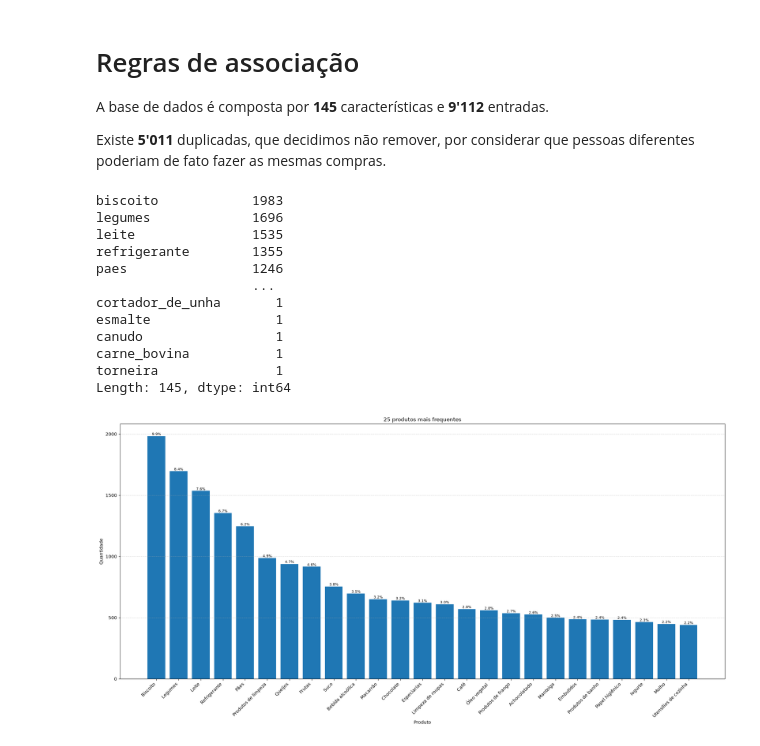
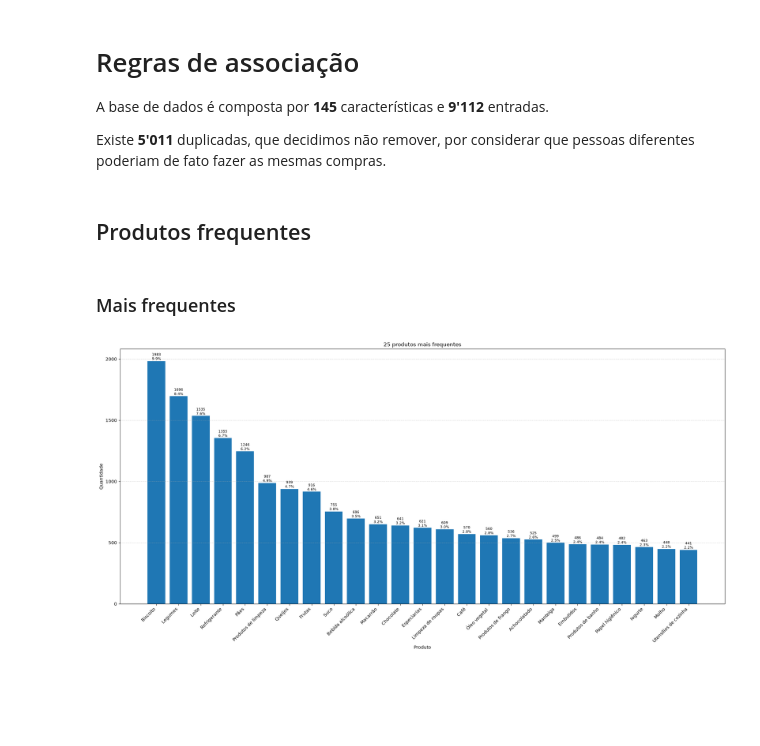
Before and after one commit to gabdumal/data_mining, a Jupyter notebook: assignment_4/main.ipynb, the cells around one changed output. Cells and saved outputs as stored; diff of their text form; code cells hidden in the pictures; blank space fills up the shorter version.

```diff
--- a/assignment_4/main.ipynb
+++ b/assignment_4/main.ipynb
@@ -10,30 +10,23 @@ import import_ipynb  # noqa: F401
 from columns import columns_names
 from data import df
 from plotting import plot_bar_graph
+# %% [markdown]
+## Produtos frequentes
+# %% [markdown]
+### Mais frequentes
 # %%
 frequencies = df.sum().sort_values(ascending=False)
 
 top_products = frequencies.head(25).rename(index=dict(zip(df.columns, columns_names())))
 
 plot_bar_graph(
     top_products,
     label="Produto",
     title="25 produtos mais frequentes",
     show_percentage=True,
+    show_value=True,
     y_tick_step=500,
     sort_by="frequency",
 )
 # %% [output]
-biscoito            1983
-legumes             1696
-leite               1535
-refrigerante        1355
-paes                1246
-                    ...
-cortador_de_unha       1
-esmalte                1
-canudo                 1
-carne_bovina           1
-torneira               1
-Length: 145, dtype: int64
-[figure, old version]
+[figure, new version]
```
Also changed, not shown: parts of 4 cells of this notebook, 1 other file.
